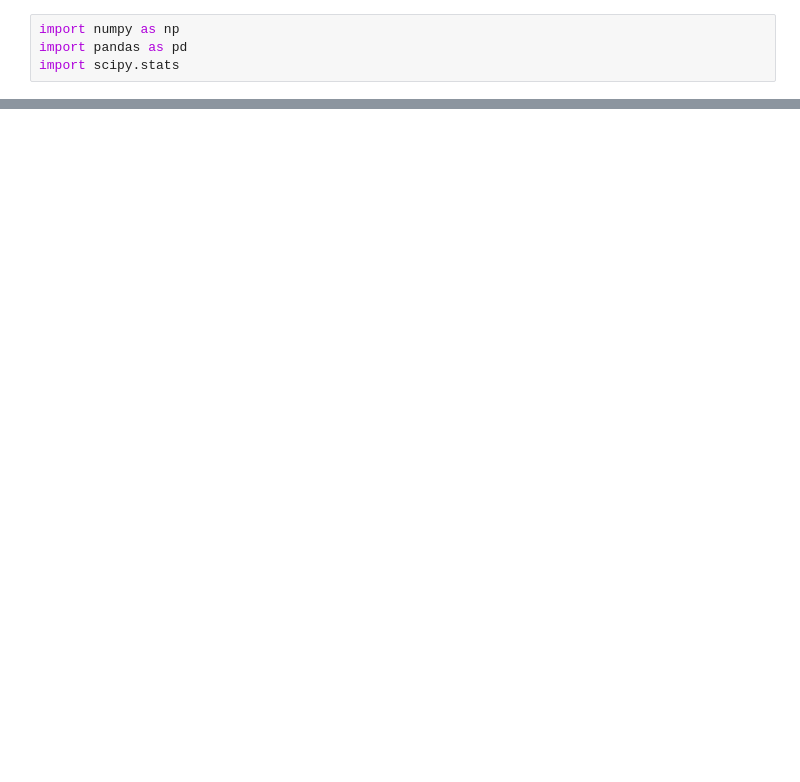
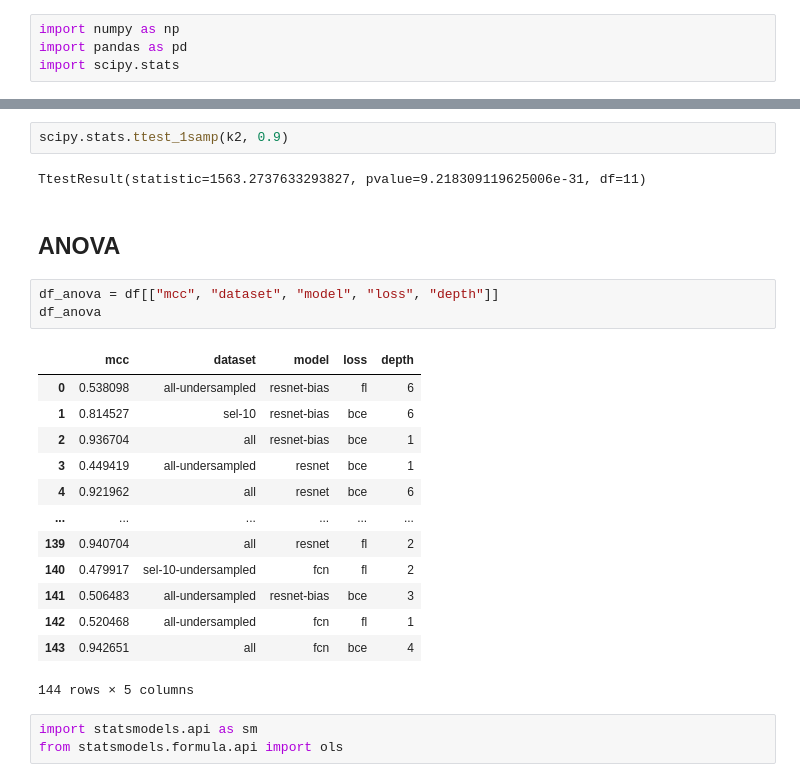
Before and after one commit to fahminlb33/whale_zone_resnet, a Jupyter notebook: notebooks/eda_conf.ipynb, the cells around one changed output, grey strips where cells are left out. Cells and saved outputs as stored; diff of their text form; blank space fills up the shorter version.

Commit message:
feat: ANOVA

```diff
--- a/notebooks/eda_conf.ipynb
+++ b/notebooks/eda_conf.ipynb
@@ -26,0 +29,26 @@ ConfidenceInterval(low=-0.0007685026913840558, high=4.919470363794632e-05)
+# %%
+scipy.stats.ttest_1samp(k2, 0.9)
+# %% [output]
+TtestResult(statistic=1563.2737633293827, pvalue=9.218309119625006e-31, df=11)
+# %% [markdown]
+## ANOVA
+# %%
+df_anova = df[["mcc", "dataset", "model", "loss", "depth"]]
+df_anova
+# %% [output]
+|  | mcc | dataset | model | loss | depth |
+| 0 | 0.538098 | all-undersampled | resnet-bias | fl | 6 |
+| 1 | 0.814527 | sel-10 | resnet-bias | bce | 6 |
+| 2 | 0.936704 | all | resnet-bias | bce | 1 |
+| 3 | 0.449419 | all-undersampled | resnet | bce | 1 |
+| 4 | 0.921962 | all | resnet | bce | 6 |
+| ... | ... | ... | ... | ... | ... |
+| 139 | 0.940704 | all | resnet | fl | 2 |
+| 140 | 0.479917 | sel-10-undersampled | fcn | fl | 2 |
+| 141 | 0.506483 | all-undersampled | resnet-bias | bce | 3 |
+| 142 | 0.520468 | all-undersampled | fcn | fl | 1 |
+| 143 | 0.942651 | all | fcn | bce | 4 |
+144 rows × 5 columns
+# %%
+import statsmodels.api as sm
+from statsmodels.formula.api import ols
```
Also changed, not shown: parts of 7 cells of this notebook.
